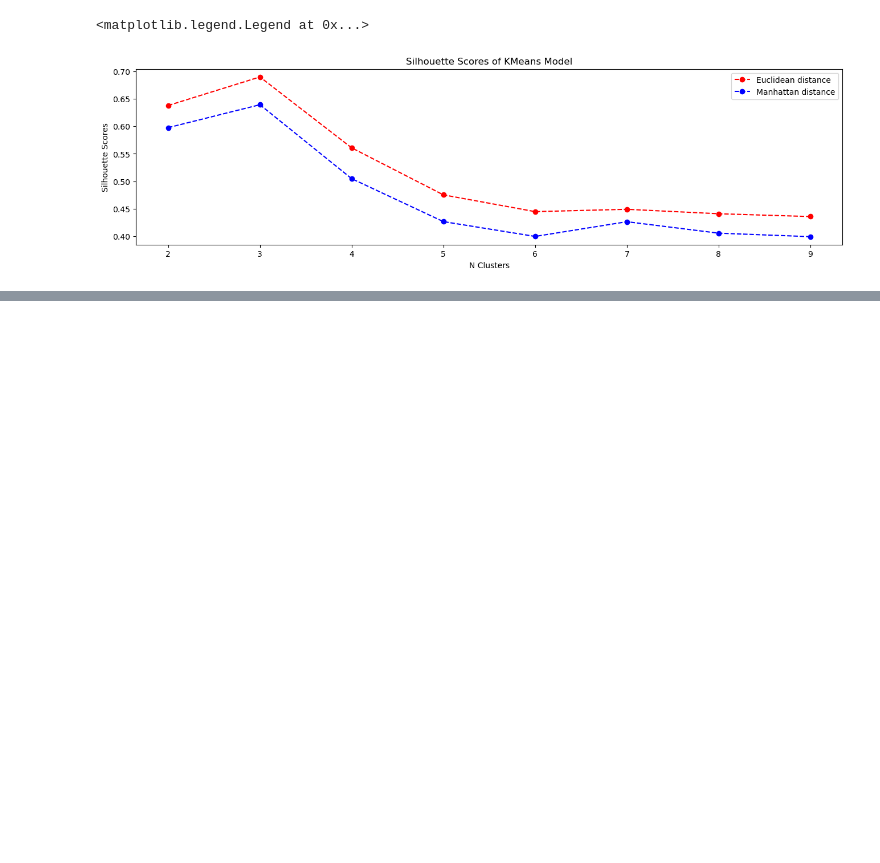
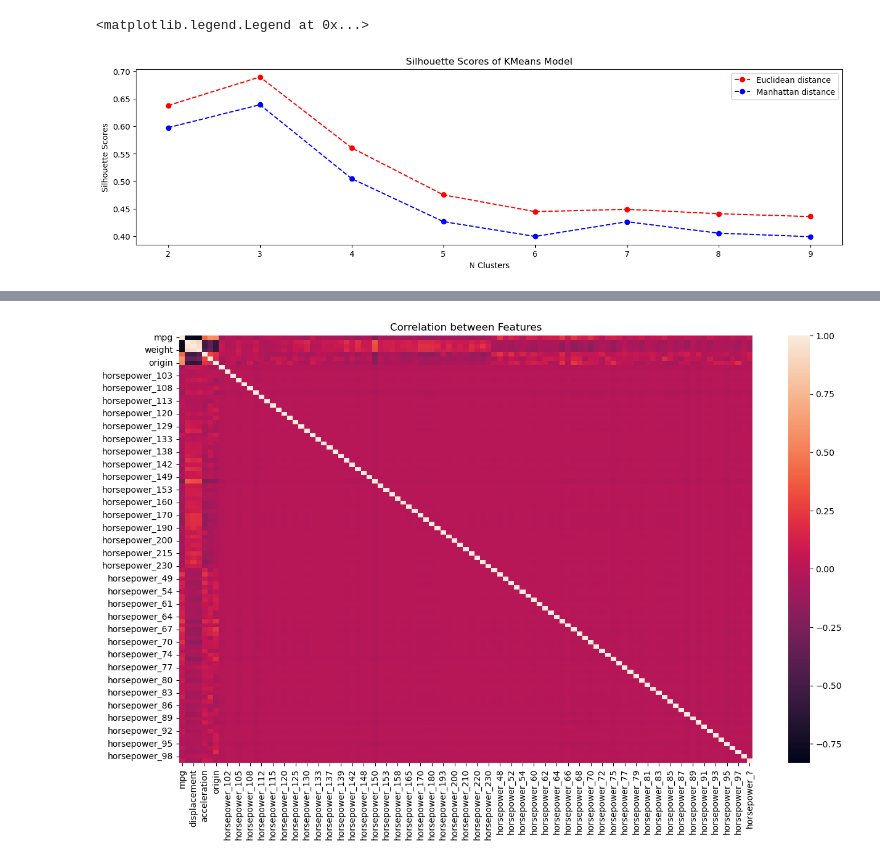
Before and after one commit to GustavoGran/data-science, a Jupyter notebook: unsupervised-tutorial/unsupervised-tutorial.ipynb, the cells around one changed output, grey strips where cells are left out. Saved outputs shown, nothing was run; the diff lists cells and outputs as text; code cells hidden in the pictures; blank space fills up the shorter version.

```diff
--- a/unsupervised-tutorial/unsupervised-tutorial.ipynb
+++ b/unsupervised-tutorial/unsupervised-tutorial.ipynb
@@ -331,0 +370,2 @@ ax.legend()
+# %%
+df_with_dummies = pd.get_dummies(df.drop("car name", axis=1))
@@ -331,0 +384,6 @@ ax.legend()
+# %%
+scaler = MinMaxScaler()
+# %%
+df_scaled = scaler.fit_transform(df_with_dummies)
+# %%
+df_scaled  = pd.DataFrame(df_scaled,columns=df_with_dummies.columns)
@@ -331,0 +400,7 @@ ax.legend()
+# %%
+plt.figure(figsize=(15,9))
+sns.heatmap(df_scaled.corr())
+plt.title("Correlation between Features")
+plt.show()
+# %% [output]
+[figure, added]
```
Also changed, not shown: parts of 45 cells of this notebook.
